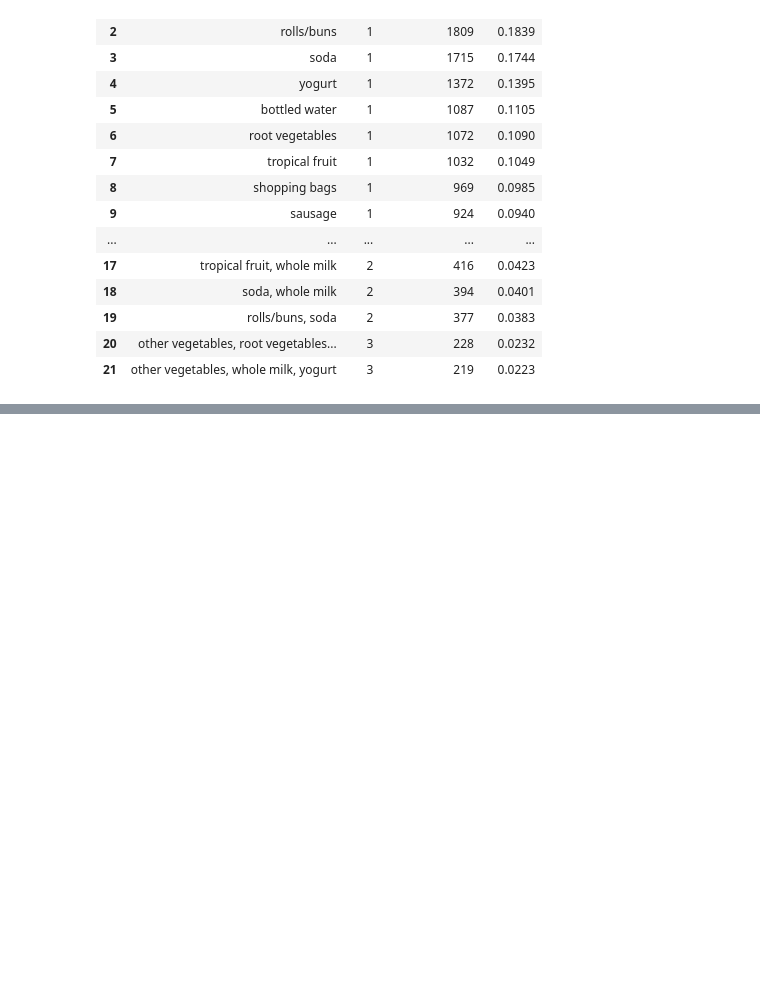
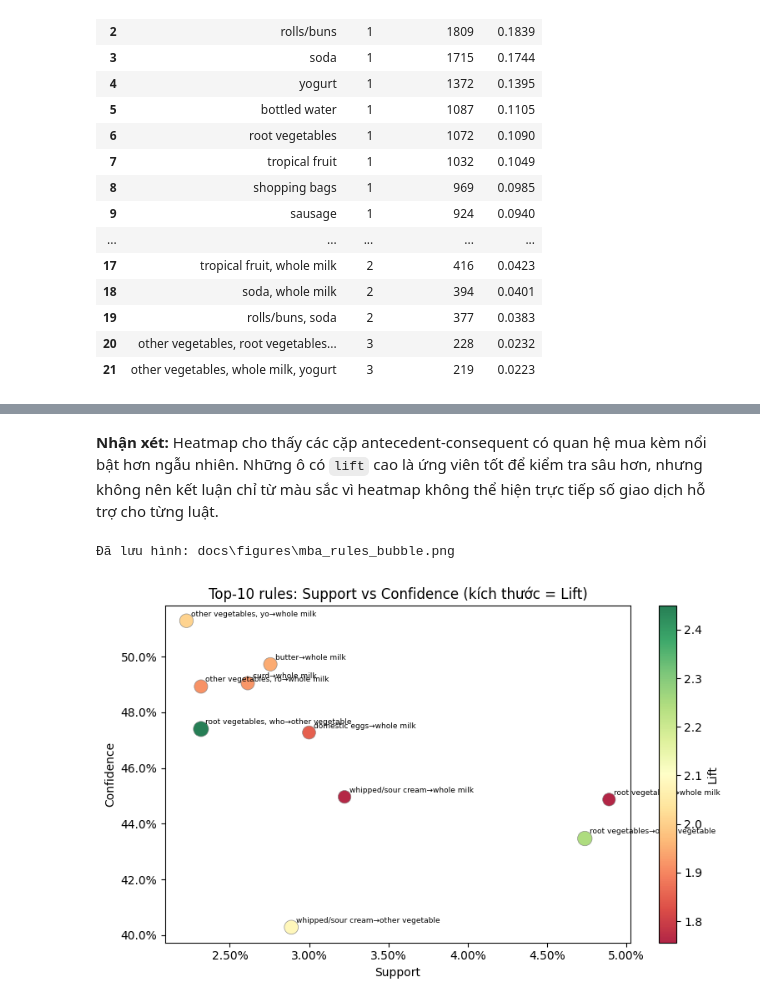
Before and after one commit to thisYui/PrePost, a Jupyter notebook: notebooks/demo.ipynb, the cells around one changed output, grey strips where cells are left out. Saved outputs shown, nothing was run; the diff lists cells and outputs as text; code cells hidden in the pictures; blank space fills up the shorter version.

```diff
--- a/notebooks/demo.ipynb
+++ b/notebooks/demo.ipynb
@@ -840,0 +869,35 @@ plt.show()
+# %% [markdown]
+**Nhận xét:** Heatmap cho thấy các cặp antecedent-consequent có quan hệ mua kèm nổi bật hơn ngẫu nhiên. Những ô có `lift` cao là ứng viên tốt để kiểm tra sâu hơn, nhưng không nên kết luận chỉ từ màu sắc vì heatmap không thể hiện trực tiếp số giao dịch hỗ trợ cho từng luật.
+# %%
+# ── Bubble chart: support vs confidence, kích thước & màu theo lift ──────────
+fig, ax = plt.subplots(figsize=(8, 5))
+sc = ax.scatter(
+    top10_rules["support"],
+    top10_rules["confidence"],
+    c=top10_rules["lift"],
+    s=top10_rules["lift"] * 70,
+    cmap="RdYlGn",
+    alpha=0.85,
+    edgecolors="grey",
+    linewidths=0.5,
+)
+plt.colorbar(sc, ax=ax, label="Lift")
+for _, row in top10_rules.iterrows():
+    ax.annotate(
+        f"{row['antecedent'][:20]}→{row['consequent'][:15]}",
+        (row["support"], row["confidence"]),
+        fontsize=6.5,
+        xytext=(4, 4),
+        textcoords="offset points",
+    )
+ax.set_xlabel("Support")
+ax.set_ylabel("Confidence")
+ax.set_title("Top-10 rules: Support vs Confidence (kích thước = Lift)")
+ax.xaxis.set_major_formatter(mticker.PercentFormatter(1.0))
+ax.yaxis.set_major_formatter(mticker.PercentFormatter(1.0))
+plt.tight_layout()
+save_figure(fig, "mba_rules_bubble.png")
+plt.show()
+# %% [output]
+Đã lưu hình: docs\figures\mba_rules_bubble.png
+[figure, added]
```
Also changed, not shown: parts of 24 cells of this notebook, 9 other files.
